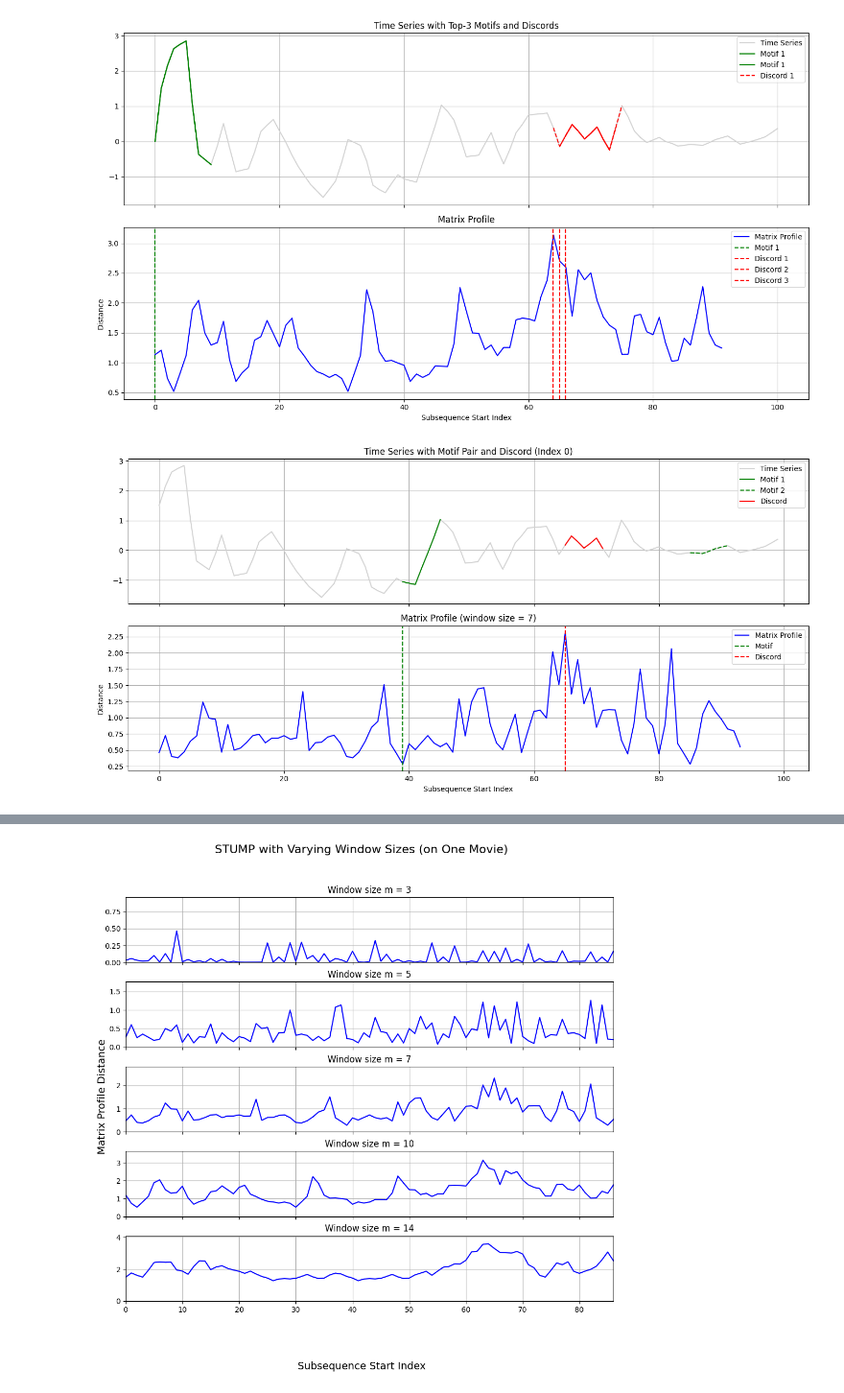
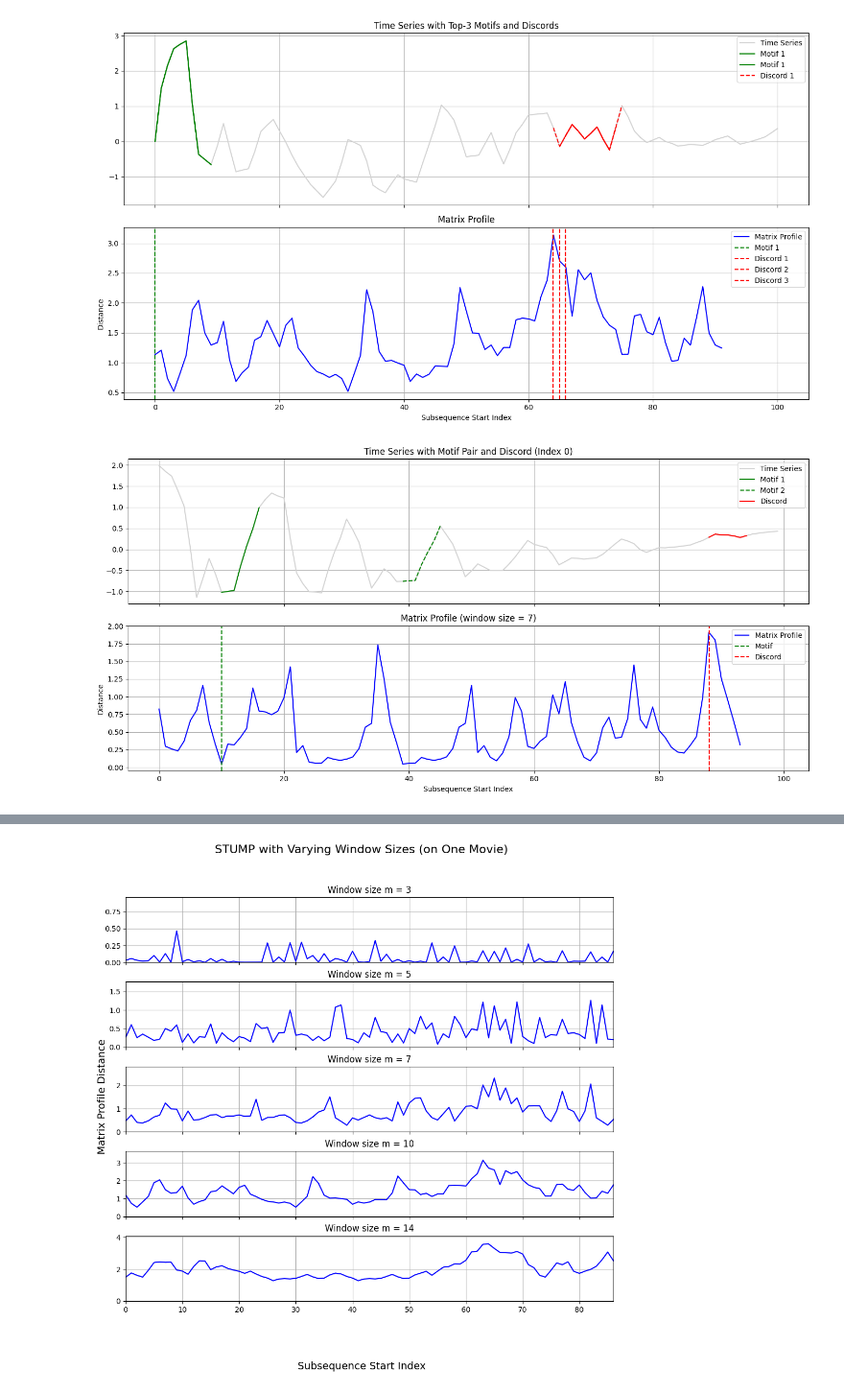
Before and after one commit to drizzello/DataMining2, a Jupyter notebook: TIME_SERIES_MOTIFS_DISCORDS.ipynb, the cells around one changed output, grey strips where cells are left out. Shown at 96% size. Saved outputs shown, nothing was run; the diff lists cells and outputs as text; code cells hidden in the pictures.

```diff
--- a/TIME_SERIES_MOTIFS_DISCORDS.ipynb
+++ b/TIME_SERIES_MOTIFS_DISCORDS.ipynb
@@ -153,7 +154,7 @@ df_merged = df_merged.drop(columns=["Unnamed: 0"])
 # %%
 df_detrended_full = df_detrended_full.drop(columns=["Unnamed: 0"])
 # %%
-ts = df_detrended_full.iloc[0].to_numpy()
+ts = df_detrended_full.iloc[1067].to_numpy()
 m = 7
 mp = stump(ts, m)
 
@@ -174,31 +175,31 @@ axs[0].plot(
 axs[0].plot(
     np.arange(motif_idx_2, motif_idx_2 + m),
     ts[motif_idx_2 : motif_idx_2 + m],
     color="green",
     linestyle="--",
     label="Motif 2",
 )
 axs[0].plot(
     np.arange(discord_idx, discord_idx + m),
     ts[discord_idx : discord_idx + m],
     color="red",
     label="Discord",
 )
 axs[0].set_title("Time Series with Motif Pair and Discord (Index 0)")
 axs[0].legend()
 axs[0].grid(True)
 
 # Matrix Profile
 axs[1].plot(mp[:, 0], color="blue", label="Matrix Profile")
 axs[1].axvline(motif_idx_1, color="green", linestyle="--", label="Motif")
 axs[1].axvline(discord_idx, color="red", linestyle="--", label="Discord")
 axs[1].legend()
 axs[1].set_title(f"Matrix Profile (window size = {m})")
 axs[1].set_xlabel("Subsequence Start Index")
 axs[1].set_ylabel("Distance")
 axs[1].grid(True)
 
 plt.tight_layout()
 plt.show()
 # %% [output]
-[figure, old version]
+[figure, new version]
```
Also changed, not shown: parts of 33 cells of this notebook, 8 other files.
